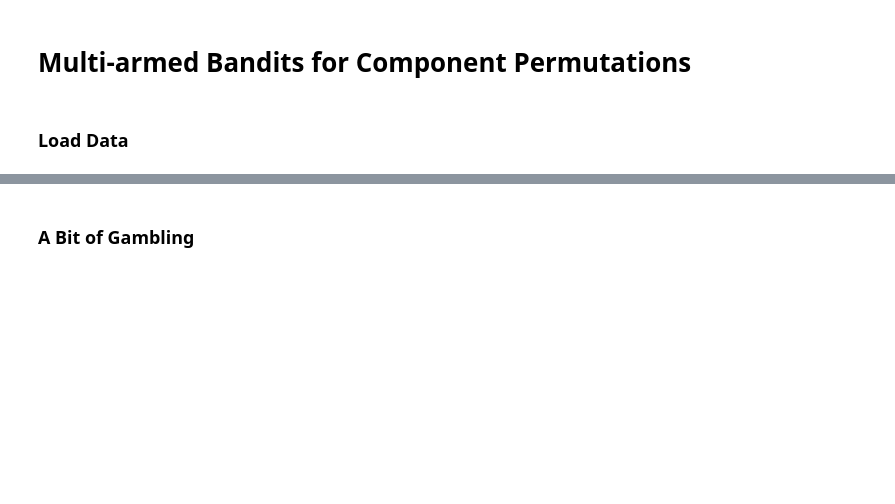
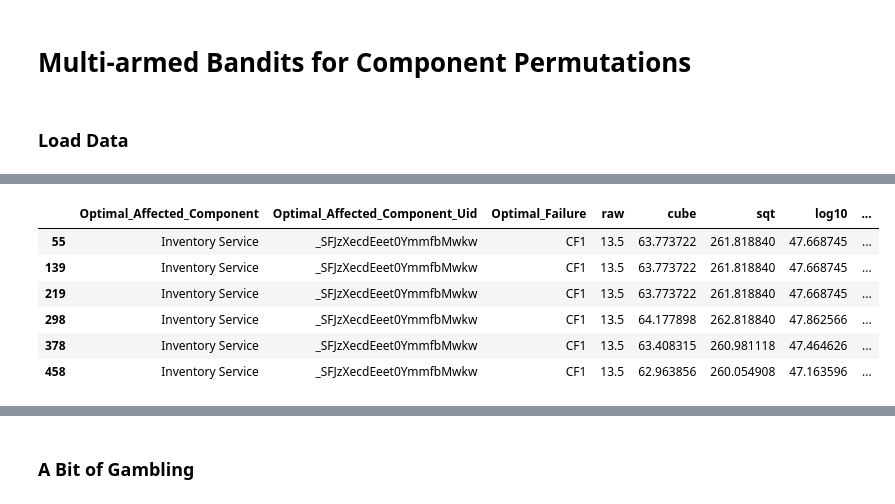
Before and after one commit to hpi-sam/bandits-4-self-repair, a Jupyter notebook: bandit_algorithms.ipynb, the cells around one changed output, grey strips where cells are left out. Cells and saved outputs as stored; diff of their text form; code cells hidden in the pictures; blank space fills up the shorter version.

```diff
--- a/bandit_algorithms.ipynb
+++ b/bandit_algorithms.ipynb
@@ -47,0 +59,11 @@ data
+# %%
+dh.data.loc[(dh.data['Optimal_Affected_Component_Uid'] == '_SFJzXecdEeet0YmmfbMwkw') &
+                                   (dh.data['Optimal_Failure'] == 'CF1')]
+# %% [output]
+|  | Optimal_Affected_Component | Optimal_Affected_Component_Uid | Optimal_Failure | raw | cube | sqt | log10 | ... |
+| 55 | Inventory Service | _SFJzXecdEeet0YmmfbMwkw | CF1 | 13.5 | 63.773722 | 261.818840 | 47.668745 | ... |
+| 139 | Inventory Service | _SFJzXecdEeet0YmmfbMwkw | CF1 | 13.5 | 63.773722 | 261.818840 | 47.668745 | ... |
+| 219 | Inventory Service | _SFJzXecdEeet0YmmfbMwkw | CF1 | 13.5 | 63.773722 | 261.818840 | 47.668745 | ... |
+| 298 | Inventory Service | _SFJzXecdEeet0YmmfbMwkw | CF1 | 13.5 | 64.177898 | 262.818840 | 47.862566 | ... |
+| 378 | Inventory Service | _SFJzXecdEeet0YmmfbMwkw | CF1 | 13.5 | 63.408315 | 260.981118 | 47.464626 | ... |
+| 458 | Inventory Service | _SFJzXecdEeet0YmmfbMwkw | CF1 | 13.5 | 62.963856 | 260.054908 | 47.163596 | ... |
```
Also changed, not shown: parts of 12 cells of this notebook, 11 other files.
